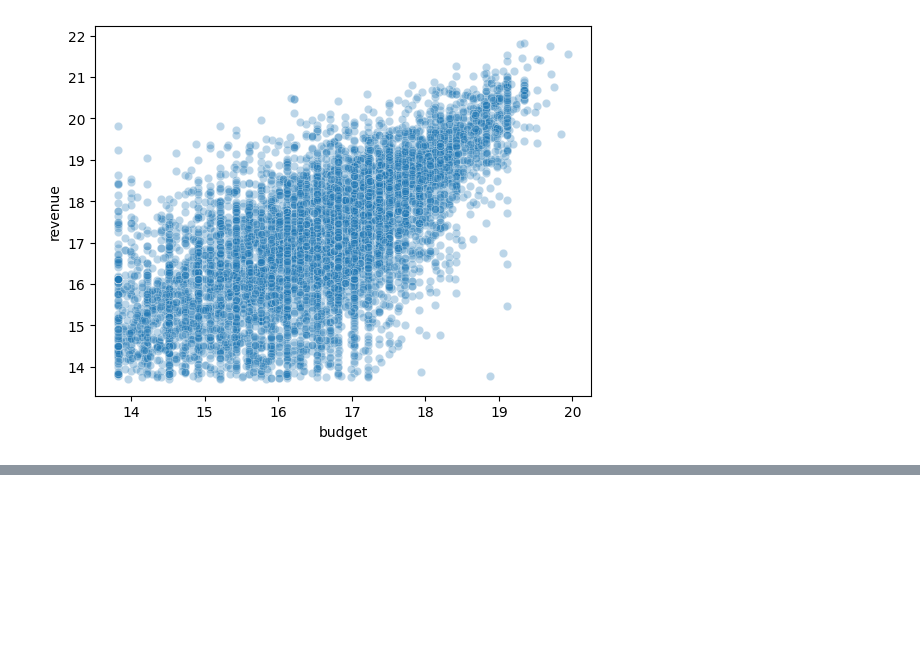
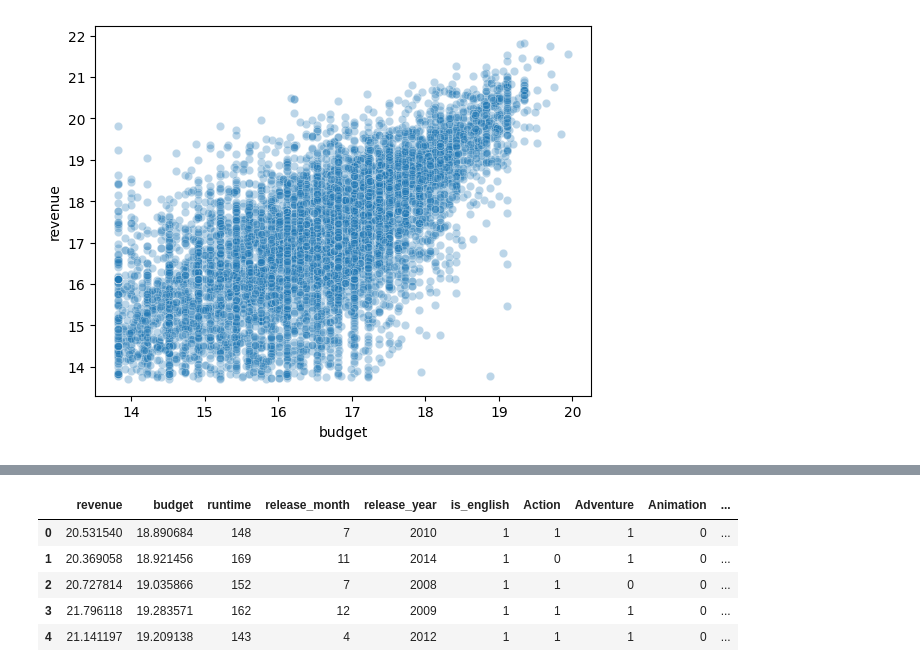
Before and after one commit to StefanoMulas03/Predittore-Incassi-Film, a Jupyter notebook: notebook.ipynb, the cells around one changed output, grey strips where cells are left out. Cells and saved outputs as stored; diff of their text form; code cells hidden in the pictures; blank space fills up the shorter version.

```diff
--- a/notebook.ipynb
+++ b/notebook.ipynb
@@ -342,0 +353,6 @@ plt.show()
+# %%
+df["release_date"] = pd.to_datetime(df["release_date"])
+df["release_month"] = df["release_date"].dt.month
+df["release_year"] = df["release_date"].dt.year
+df = df.drop(columns=["release_date"])
+df.head()
@@ -342,0 +389,3 @@ plt.show()
+# %%
+df["is_english"] = (df["original_language"] == "en").astype(int)
+df = df.drop(columns=["original_language"])
@@ -342,0 +409,17 @@ plt.show()
+# %%
+from sklearn.preprocessing import MultiLabelBinarizer
+
+mlb = MultiLabelBinarizer()
+genres_list = df["genres"].str.split(", ")
+genres_encoded = mlb.fit_transform(genres_list)
+genres_df = pd.DataFrame(genres_encoded, columns=mlb.classes_, index=df.index)
+df = pd.concat([df, genres_df], axis=1)
+df = df.drop(columns=["genres"])
+df.head()
+# %% [output]
+|  | revenue | budget | runtime | release_month | release_year | is_english | Action | Adventure | Animation | ... |
+| 0 | 20.531540 | 18.890684 | 148 | 7 | 2010 | 1 | 1 | 1 | 0 | ... |
+| 1 | 20.369058 | 18.921456 | 169 | 11 | 2014 | 1 | 0 | 1 | 0 | ... |
+| 2 | 20.727814 | 19.035866 | 152 | 7 | 2008 | 1 | 1 | 0 | 0 | ... |
+| 3 | 21.796118 | 19.283571 | 162 | 12 | 2009 | 1 | 1 | 1 | 0 | ... |
+| 4 | 21.141197 | 19.209138 | 143 | 4 | 2012 | 1 | 1 | 1 | 0 | ... |
```
Also changed, not shown: parts of 7 cells of this notebook.
